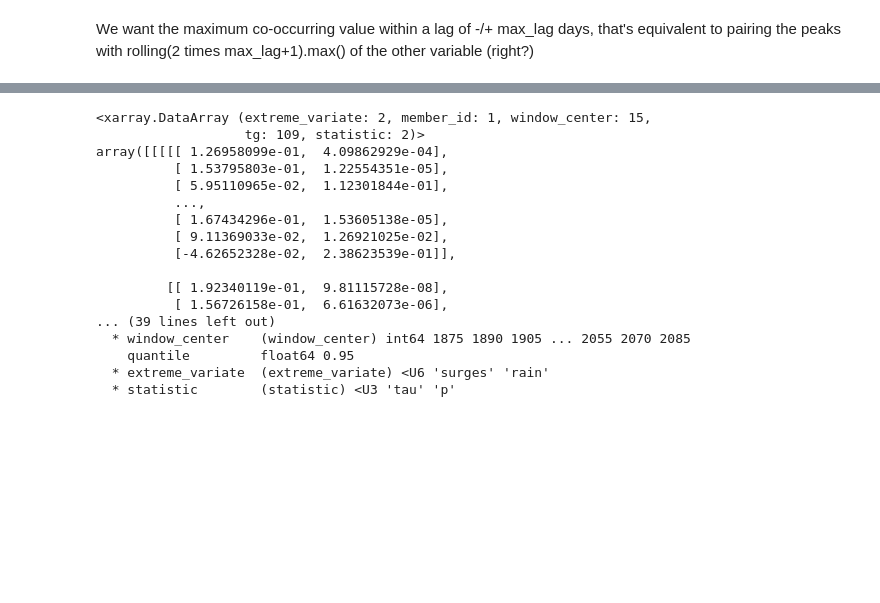
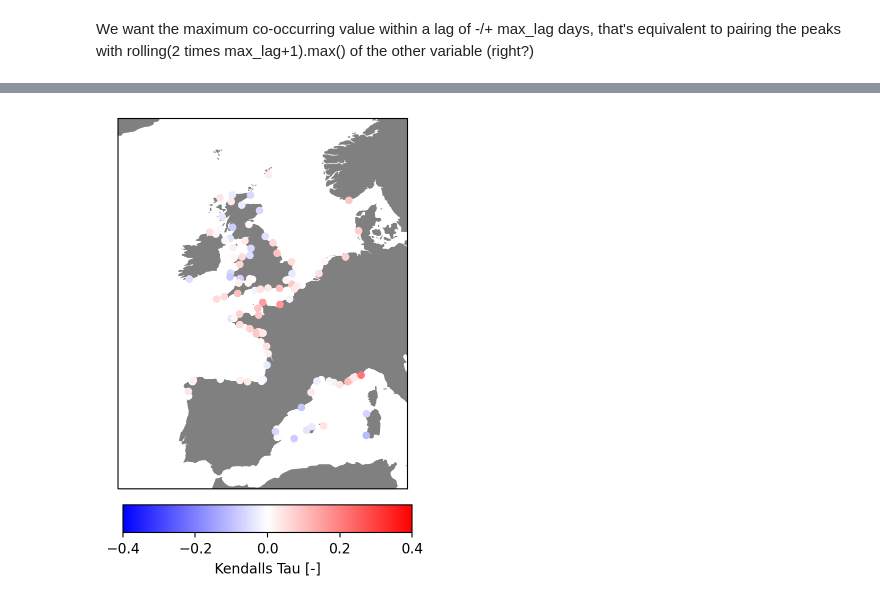
Before and after one commit to Timh37/CMIP6cex, a Jupyter notebook: notebooks/cmip6_dependence_analysis.ipynb, the cells around one changed output, grey strips where cells are left out. Saved outputs shown, nothing was run; the diff lists cells and outputs as text; code cells hidden in the pictures; blank space fills up the shorter version.

```diff
--- a/notebooks/cmip6_dependence_analysis.ipynb
+++ b/notebooks/cmip6_dependence_analysis.ipynb
@@ -48,7 +38,7 @@ Configure and apply the bivariate sampling:
 # %%
 max_lag = 2
 declustering_window = 3
-threshold = .95
+threshold = .97
 # %%
 #compute peaks
 pr_peaks = pot(rain_surges_windows['pr'],threshold,dim='time_in_window_idx')
@@ -64,5 +54,5 @@ We want the maximum co-occurring value within a lag of -/+ max_lag days, that's
 surge_rollmax = rain_surges_windows.surges.rolling(time_in_window_idx=max_lag*2+1,center=True,min_periods=1).max()
 pr_rollmax = rain_surges_windows.pr.rolling(time_in_window_idx=max_lag*2+1,center=True,min_periods=1).max()
 # %%
-surge_peaks_rollmax = surge_peaks.rolling(time_in_window_idx=max_lag*2+1,center=True,min_periods=1).max(skipna=True)
-pr_peaks_rollmax = pr_peaks.rolling(time_in_window_idx=max_lag*2+1,center=True,min_periods=1).max(skipna=True)
+surge_peaks_declustered_rollmax = surge_peaks_declustered.rolling(time_in_window_idx=max_lag*2+1,center=True,min_periods=1).max(skipna=True)
+pr_peaks_declustered_rollmax = pr_peaks_declustered.rolling(time_in_window_idx=max_lag*2+1,center=True,min_periods=1).max(skipna=True)
@@ -69,12 +61,4 @@ pr_peaks_rollmax = pr_peaks.rolling(time_in_window_idx=max_lag*2+1,center=True,m
 # %%
-def kendallstau(x,y):
-    overlap = np.isfinite(x) * np.isfinite(y)
-
-    tau = kendalltau(x[overlap],y[overlap])
-
-    return np.array([tau[0],tau[1]])
-
-
 ktau_pr_cdon_surge = xr.apply_ufunc(
                     kendallstau, surge_peaks_declustered.load(), pr_rollmax.load(),
                     input_core_dims=[["time_in_window_idx"], ["time_in_window_idx"]], #core dimension: time, loop over the others
@@ -94,9 +78,10 @@ ktau_surge_cdon_pr = xr.apply_ufunc(
                     output_dtypes=[float],
                     output_sizes={"statistic": 2}, #output must be numpy array
                     )
-'''
+
+#declustering both peaks before computing dependence (this may miss co-occurring peaks that are not the highest of a window)
 ktau_both = xr.apply_ufunc(
-                    kendallstau, pr_peaks_declustered.load(), surge_peaks_declustered.load(),
+                    kendallstau, surge_peaks_declustered.load(), pr_peaks_declustered_rollmax.load(),
                     input_core_dims=[["time_in_window_idx"], ["time_in_window_idx"]], #core dimension: time, loop over the others
                     output_core_dims=[["statistic"]], #outputs tau and p
                     vectorize=True,
@@ -104,7 +89,6 @@ ktau_both = xr.apply_ufunc(
                     output_dtypes=[float],
                     output_sizes={"statistic": 2}, #output must be numpy array
                     )
-'''
 
-ktau = xr.concat([ktau_pr_cdon_surge,ktau_pr_cdon_surge],dim='extreme_variate')
-ktau = ktau.assign_coords({'extreme_variate':['surges','rain'],'statistic':['tau','p']})
+ktau = xr.concat([ktau_pr_cdon_surge,ktau_surge_cdon_pr,ktau_both],dim='extreme_variate')
+ktau = ktau.assign_coords({'extreme_variate':['surges','rain','both'],'statistic':['tau','p']})
@@ -113,20 +140,22 @@ ktau = ktau.assign_coords({'extreme_variate':['surges','rain'],'statistic':['tau
 # %%
-ktau
+import matplotlib.pyplot as plt
+import cartopy
+import cartopy.crs as ccrs
+from mpl_toolkits.axes_grid1.inset_locator import inset_axes
+%config InlineBackend.figure_format = 'retina'
+
+fig=plt.figure()
+
+ax = plt.subplot(111,projection=ccrs.Robinson(central_longitude=0))
+ax.add_feature(cartopy.feature.OCEAN, zorder=0,facecolor='white')
+ax.add_feature(cartopy.feature.LAND, zorder=0, facecolor='grey')
+
+dKtau = ktau.sel(extreme_variate='surges',statistic='tau',window_center=2085).isel(member_id=0)-ktau.sel(extreme_variate='surges',statistic='tau',window_center=1920).isel(member_id=0)
+
+sc=ax.scatter(ktau.lon,ktau.lat,c=dKtau,cmap='bwr',vmin=-.4,vmax=.4,s=20,transform=ccrs.PlateCarree(),zorder=3)
+ax.set_extent([-15, 12, 35, 65], crs=ccrs.PlateCarree())
+
+cax=inset_axes(ax,width="100%", height="100%",bbox_to_anchor=(0.04, -.1,1,.075),bbox_transform=ax.transAxes)
+cb=fig.colorbar(sc, cax=cax,orientation='horizontal',label='Kendalls Tau [-]')
 # %% [output]
-<xarray.DataArray (extreme_variate: 2, member_id: 1, window_center: 15,
-                   tg: 109, statistic: 2)>
-array([[[[[ 1.26958099e-01,  4.09862929e-04],
-          [ 1.53795803e-01,  1.22554351e-05],
-          [ 5.95110965e-02,  1.12301844e-01],
-          ...,
-          [ 1.67434296e-01,  1.53605138e-05],
-          [ 9.11369033e-02,  1.26921025e-02],
-          [-4.62652328e-02,  2.38623539e-01]],
-
-         [[ 1.92340119e-01,  9.81115728e-08],
-          [ 1.56726158e-01,  6.61632073e-06],
-... (39 lines left out)
-  * window_center    (window_center) int64 1875 1890 1905 ... 2055 2070 2085
-    quantile         float64 0.95
-  * extreme_variate  (extreme_variate) <U6 'surges' 'rain'
-  * statistic        (statistic) <U3 'tau' 'p'
+[figure, added]
```
Also changed, not shown: parts of 7 cells of this notebook, 1 other file.
